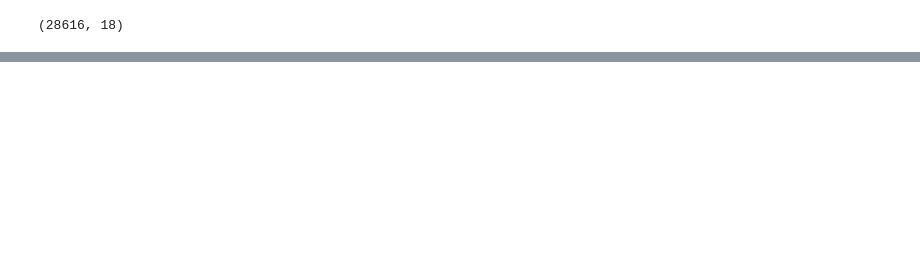
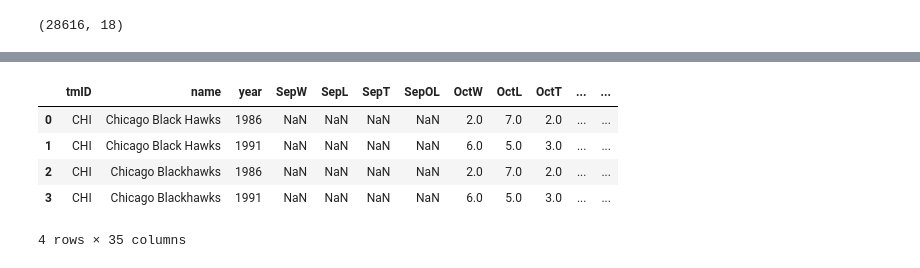
Before and after one commit to Kinetics20/hockey_pandas_practice, a Jupyter notebook: notebooks/joining_2.ipynb, the cells around one changed output, grey strips where cells are left out. Cells and saved outputs as stored; diff of their text form; code cells hidden in the pictures; blank space fills up the shorter version.

```diff
--- a/notebooks/joining_2.ipynb
+++ b/notebooks/joining_2.ipynb
@@ -117,0 +192,2 @@ pd.merge(master_2, scoring, left_index=True, right_on='playerID', how='right').s
+# %%
+teams_2 = teams[['tmID', 'name']].copy()
@@ -117,0 +203,2 @@ pd.merge(master_2, scoring, left_index=True, right_on='playerID', how='right').s
+# %%
+teams_2.drop_duplicates(inplace=True)
@@ -117,0 +225,2 @@ pd.merge(master_2, scoring, left_index=True, right_on='playerID', how='right').s
+# %%
+teams_2 = teams_2.loc[teams_2['tmID'] == 'CHI']
@@ -117,0 +233,2 @@ pd.merge(master_2, scoring, left_index=True, right_on='playerID', how='right').s
+# %%
+team_splits_2 = team_splits.loc[team_splits['tmID'] == 'CHI'].sample(2)
@@ -117,0 +242,9 @@ pd.merge(master_2, scoring, left_index=True, right_on='playerID', how='right').s
+# %%
+pd.merge(teams_2, team_splits_2)
+# %% [output]
+|  | tmID | name | year | SepW | SepL | SepT | SepOL | OctW | OctL | OctT | ... | ... |
+| 0 | CHI | Chicago Black Hawks | 1986 | NaN | NaN | NaN | NaN | 2.0 | 7.0 | 2.0 | ... | ... |
+| 1 | CHI | Chicago Black Hawks | 1991 | NaN | NaN | NaN | NaN | 6.0 | 5.0 | 3.0 | ... | ... |
+| 2 | CHI | Chicago Blackhawks | 1986 | NaN | NaN | NaN | NaN | 2.0 | 7.0 | 2.0 | ... | ... |
+| 3 | CHI | Chicago Blackhawks | 1991 | NaN | NaN | NaN | NaN | 6.0 | 5.0 | 3.0 | ... | ... |
+4 rows × 35 columns
```
Also changed, not shown: parts of 21 cells of this notebook, 3 other files.
